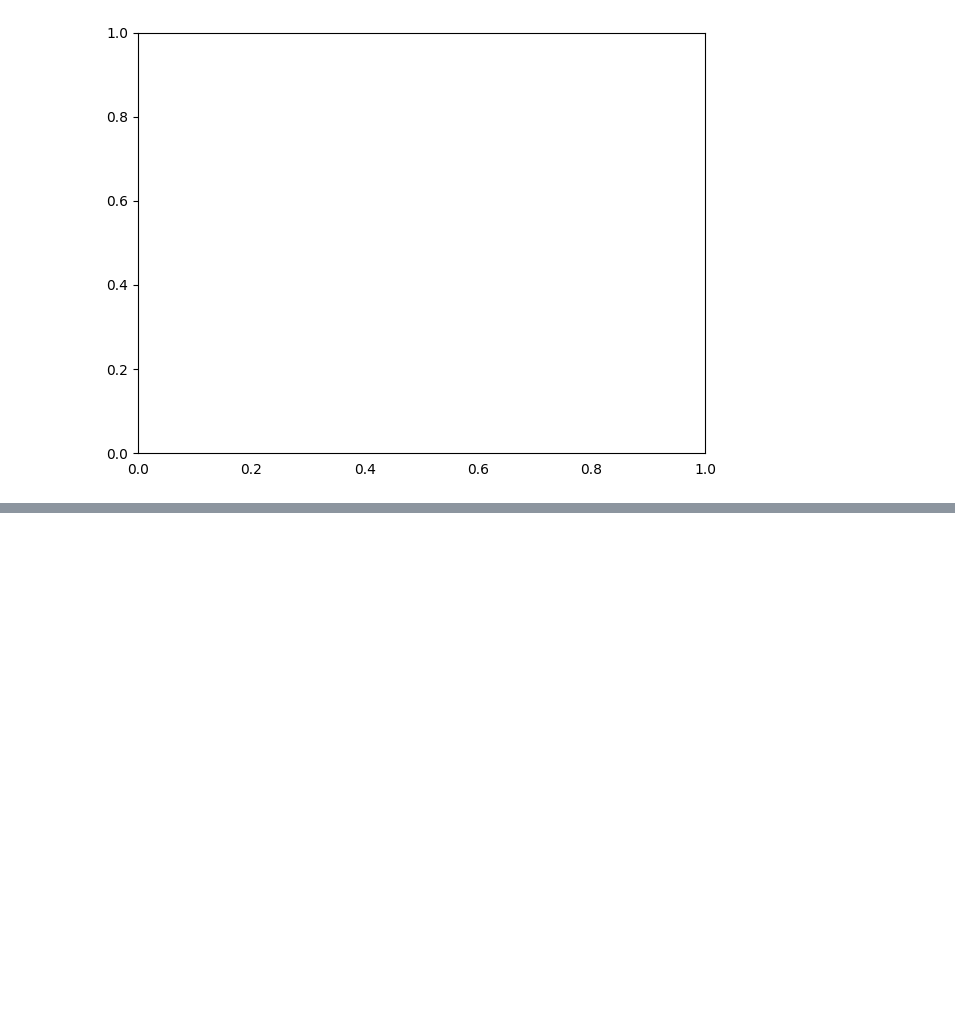
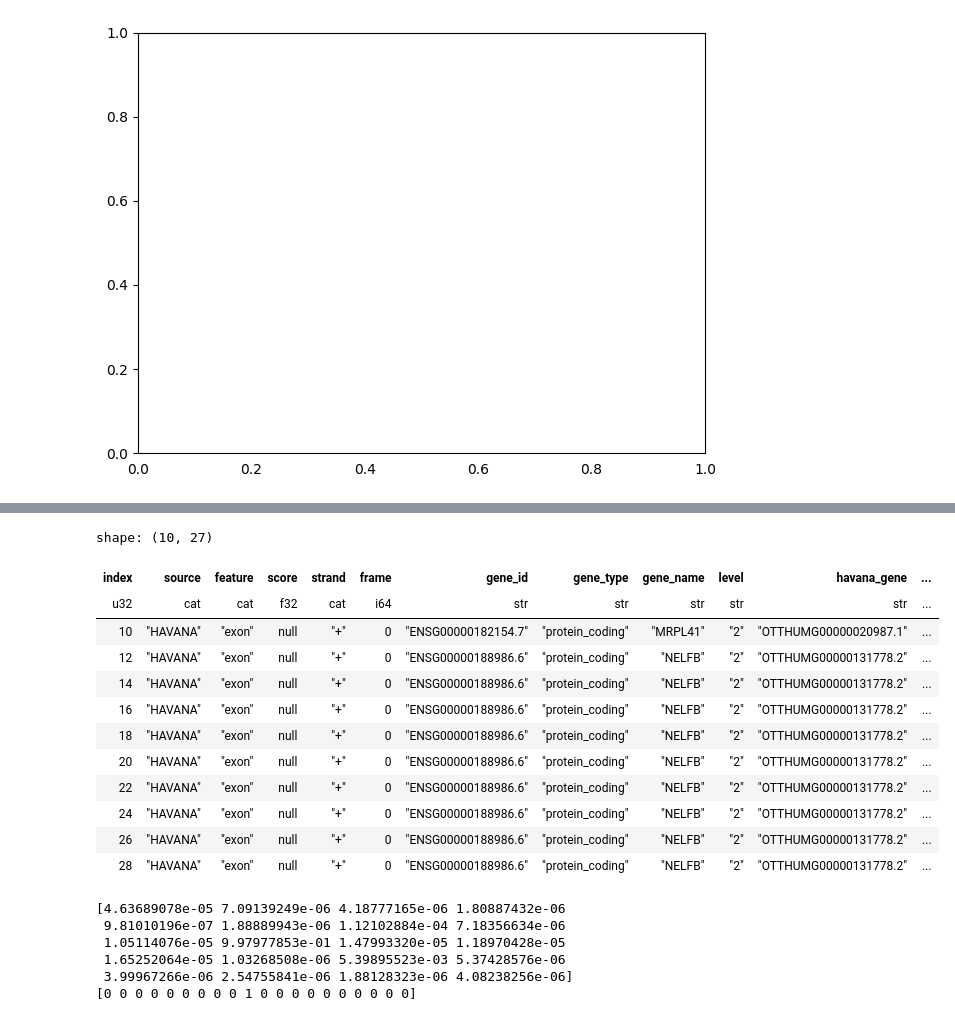
Before and after one commit to christian728504/splice-model-benchmark, a Jupyter notebook: notebooks/test.ipynb, the cells around one changed output, grey strips where cells are left out. Saved outputs shown, nothing was run; the diff lists cells and outputs as text; code cells hidden in the pictures; blank space fills up the shorter version.

```diff
--- a/notebooks/test.ipynb
+++ b/notebooks/test.ipynb
@@ -532,0 +634,17 @@ anim.save('sequence_threshold_consensus.gif', writer='pillow', fps=3)
+# %%
+splice_sites_df = pl.read_parquet("reference_files/splice_sites.parquet").filter(pl.col('type') == 'acceptor', pl.col('strand') == '+').head(10)
+display(splice_sites_df)
+# %% [output]
+shape: (10, 27)
+| index | source | feature | score | strand | frame | gene_id | gene_type | gene_name | level | havana_gene | ... |
+| u32 | cat | cat | f32 | cat | i64 | str | str | str | str | str | ... |
+| 10 | "HAVANA" | "exon" | null | "+" | 0 | "ENSG00000182154.7" | "protein_coding" | "MRPL41" | "2" | "OTTHUMG00000020987.1" | ... |
+| 12 | "HAVANA" | "exon" | null | "+" | 0 | "ENSG00000188986.6" | "protein_coding" | "NELFB" | "2" | "OTTHUMG00000131778.2" | ... |
+| 14 | "HAVANA" | "exon" | null | "+" | 0 | "ENSG00000188986.6" | "protein_coding" | "NELFB" | "2" | "OTTHUMG00000131778.2" | ... |
+| 16 | "HAVANA" | "exon" | null | "+" | 0 | "ENSG00000188986.6" | "protein_coding" | "NELFB" | "2" | "OTTHUMG00000131778.2" | ... |
+| 18 | "HAVANA" | "exon" | null | "+" | 0 | "ENSG00000188986.6" | "protein_coding" | "NELFB" | "2" | "OTTHUMG00000131778.2" | ... |
+| 20 | "HAVANA" | "exon" | null | "+" | 0 | "ENSG00000188986.6" | "protein_coding" | "NELFB" | "2" | "OTTHUMG00000131778.2" | ... |
+| 22 | "HAVANA" | "exon" | null | "+" | 0 | "ENSG00000188986.6" | "protein_coding" | "NELFB" | "2" | "OTTHUMG00000131778.2" | ... |
+| 24 | "HAVANA" | "exon" | null | "+" | 0 | "ENSG00000188986.6" | "protein_coding" | "NELFB" | "2" | "OTTHUMG00000131778.2" | ... |
+| 26 | "HAVANA" | "exon" | null | "+" | 0 | "ENSG00000188986.6" | "protein_coding" | "NELFB" | "2" | "OTTHUMG00000131778.2" | ... |
+| 28 | "HAVANA" | "exon" | null | "+" | 0 | "ENSG00000188986.6" | "protein_coding" | "NELFB" | "2" | "OTTHUMG00000131778.2" | ... |
@@ -532,0 +657,10 @@ anim.save('sequence_threshold_consensus.gif', writer='pillow', fps=3)
+# %%
+print(acceptor_predictions['chr9'][137272081-10:137272081+10])
+print(donor_truth['chr9'][137272081-10:137272081+10])
+# %% [output]
+[4.63689078e-05 7.09139249e-06 4.18777165e-06 1.80887432e-06
+ 9.81010196e-07 1.88889943e-06 1.12102884e-04 7.18356634e-06
+ 1.05114076e-05 9.97977853e-01 1.47993320e-05 1.18970428e-05
+ 1.65252064e-05 1.03268508e-06 5.39895523e-03 5.37428576e-06
+ 3.99967266e-06 2.54755841e-06 1.88128323e-06 4.08238256e-06]
+[0 0 0 0 0 0 0 0 0 1 0 0 0 0 0 0 0 0 0 0]
```
Also changed, not shown: parts of 8 cells of this notebook, 29 other files.
